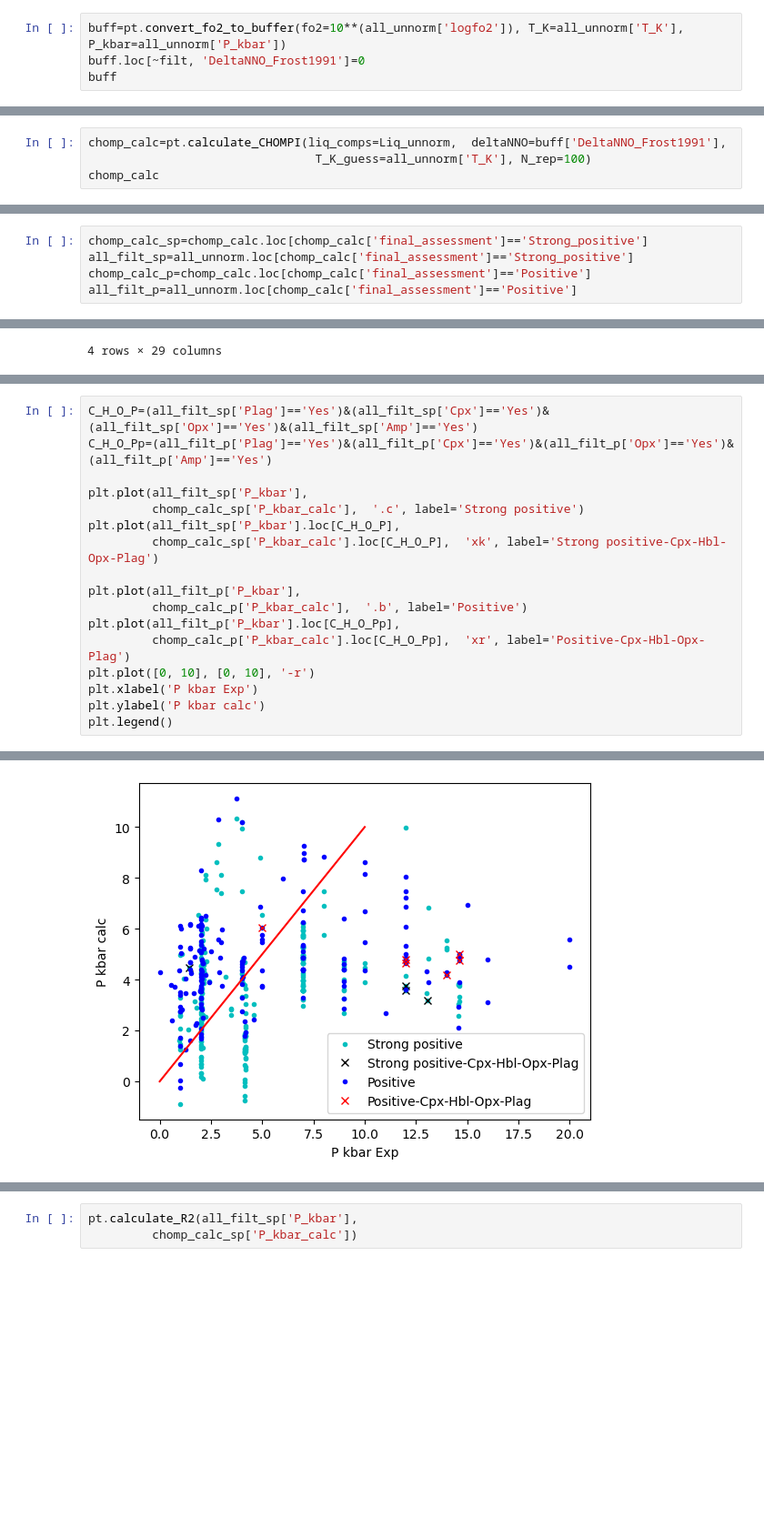
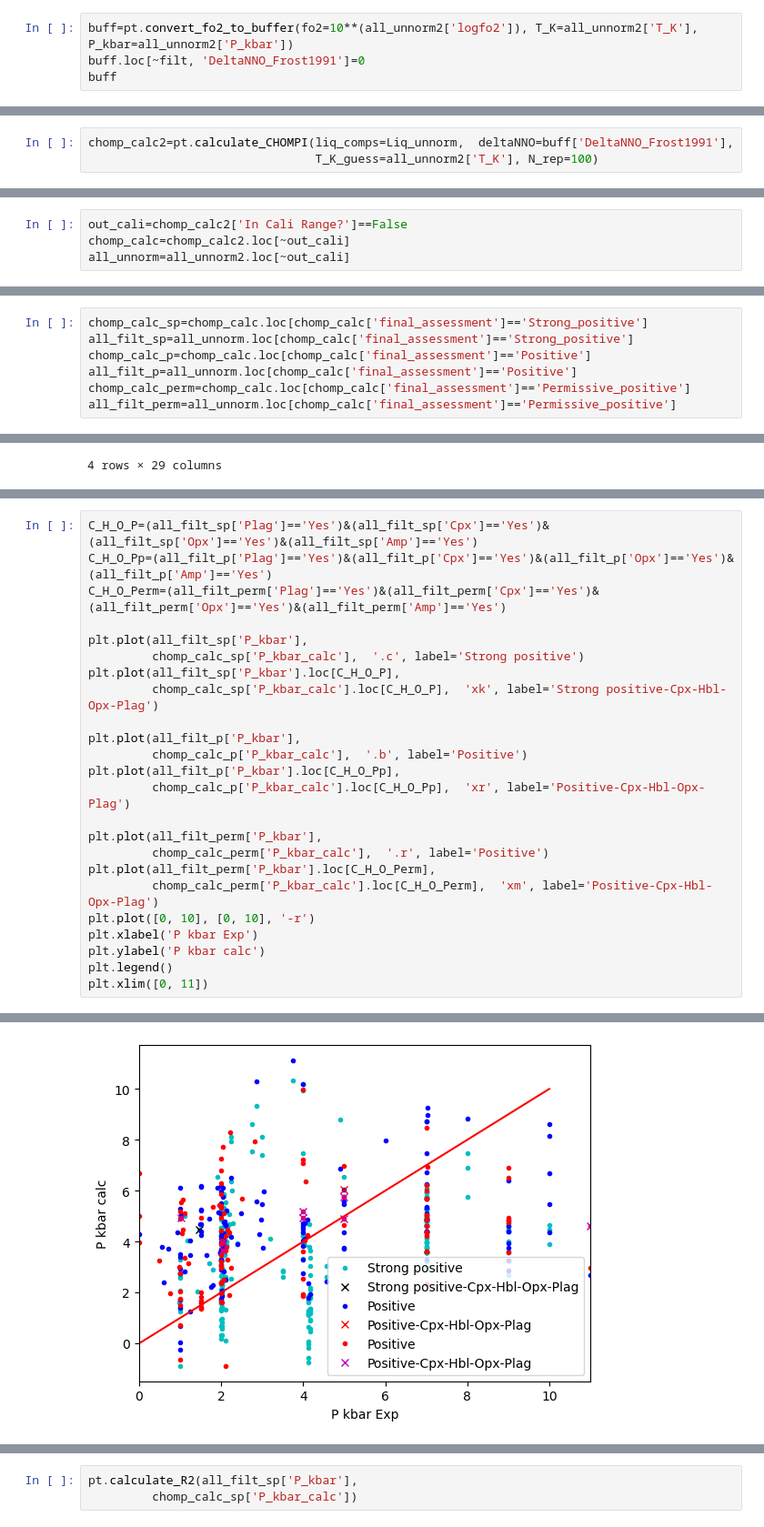
Before and after one commit to PennyWieser/Thermobar, a Jupyter notebook: Benchmarking/liquid, olivine/CHOMPI_LEPR_setNNO.ipynb, the cells around one changed output, grey strips where cells are left out. Shown at 91% size. Cells and saved outputs as stored; diff of their text form; blank space fills up the shorter version.

Commit message:
Fixed append issue, added CHOMPI

```diff
--- a/Benchmarking/liquid, olivine/CHOMPI_LEPR_setNNO.ipynb
+++ b/Benchmarking/liquid, olivine/CHOMPI_LEPR_setNNO.ipynb
@@ -15,5 +15,5 @@ Liq_unnorm['Sample_ID_Liq']=all_unnorm['Experiment_long']
 # %%
-buff=pt.convert_fo2_to_buffer(fo2=10**(all_unnorm['logfo2']), T_K=all_unnorm['T_K'], P_kbar=all_unnorm['P_kbar'])
+buff=pt.convert_fo2_to_buffer(fo2=10**(all_unnorm2['logfo2']), T_K=all_unnorm2['T_K'], P_kbar=all_unnorm2['P_kbar'])
 buff.loc[~filt, 'DeltaNNO_Frost1991']=0
 buff
 # %% [output]
@@ -35,6 +35,5 @@ len(Liq_unnorm)
 # %% [output]
 2078
 # %%
-chomp_calc=pt.calculate_CHOMPI(liq_comps=Liq_unnorm,  deltaNNO=buff['DeltaNNO_Frost1991'],
-                                T_K_guess=all_unnorm['T_K'], N_rep=100)
-chomp_calc
+chomp_calc2=pt.calculate_CHOMPI(liq_comps=Liq_unnorm,  deltaNNO=buff['DeltaNNO_Frost1991'],
+                                T_K_guess=all_unnorm2['T_K'], N_rep=100)
@@ -54,0 +40,4 @@ chomp_calc
+# %%
+out_cali=chomp_calc2['In Cali Range?']==False
+chomp_calc=chomp_calc2.loc[~out_cali]
+all_unnorm=all_unnorm2.loc[~out_cali]
@@ -57,3 +60,5 @@ chomp_calc_sp=chomp_calc.loc[chomp_calc['final_assessment']=='Strong_positive']
 all_filt_sp=all_unnorm.loc[chomp_calc['final_assessment']=='Strong_positive']
 chomp_calc_p=chomp_calc.loc[chomp_calc['final_assessment']=='Positive']
 all_filt_p=all_unnorm.loc[chomp_calc['final_assessment']=='Positive']
+chomp_calc_perm=chomp_calc.loc[chomp_calc['final_assessment']=='Permissive_positive']
+all_filt_perm=all_unnorm.loc[chomp_calc['final_assessment']=='Permissive_positive']
@@ -99,6 +147,7 @@ all_filt_p.loc[C_H_O_Pp]
 # %%
 C_H_O_P=(all_filt_sp['Plag']=='Yes')&(all_filt_sp['Cpx']=='Yes')&(all_filt_sp['Opx']=='Yes')&(all_filt_sp['Amp']=='Yes')
 C_H_O_Pp=(all_filt_p['Plag']=='Yes')&(all_filt_p['Cpx']=='Yes')&(all_filt_p['Opx']=='Yes')&(all_filt_p['Amp']=='Yes')
+C_H_O_Perm=(all_filt_perm['Plag']=='Yes')&(all_filt_perm['Cpx']=='Yes')&(all_filt_perm['Opx']=='Yes')&(all_filt_perm['Amp']=='Yes')
 
 plt.plot(all_filt_sp['P_kbar'],
          chomp_calc_sp['P_kbar_calc'],  '.c', label='Strong positive')
@@ -109,8 +158,14 @@ plt.plot(all_filt_p['P_kbar'],
          chomp_calc_p['P_kbar_calc'],  '.b', label='Positive')
 plt.plot(all_filt_p['P_kbar'].loc[C_H_O_Pp],
          chomp_calc_p['P_kbar_calc'].loc[C_H_O_Pp],  'xr', label='Positive-Cpx-Hbl-Opx-Plag')
+
+plt.plot(all_filt_perm['P_kbar'],
+         chomp_calc_perm['P_kbar_calc'],  '.r', label='Positive')
+plt.plot(all_filt_perm['P_kbar'].loc[C_H_O_Perm],
+         chomp_calc_perm['P_kbar_calc'].loc[C_H_O_Perm],  'xm', label='Positive-Cpx-Hbl-Opx-Plag')
 plt.plot([0, 10], [0, 10], '-r')
 plt.xlabel('P kbar Exp')
 plt.ylabel('P kbar calc')
 plt.legend()
+plt.xlim([0, 11])
 # %% [output]
@@ -118 +173 @@ plt.legend()
-[figure, old version]
+[figure, new version]
```
Also changed, not shown: parts of 21 cells of this notebook, 9 other files.
